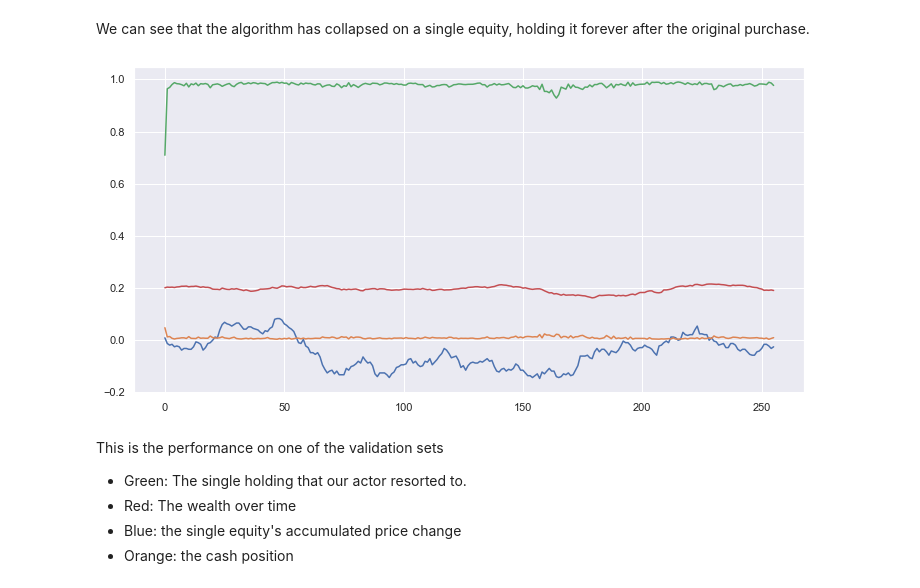
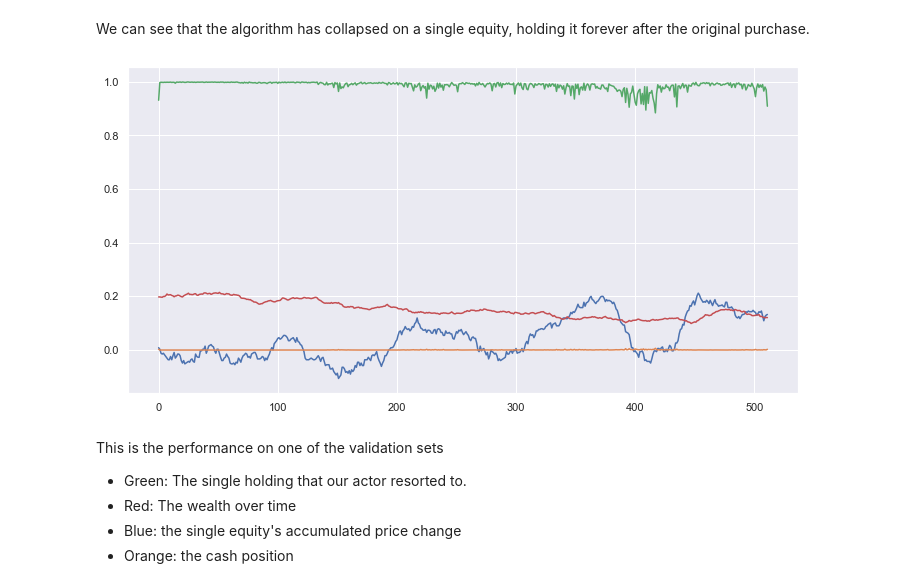
Before and after one commit to smurve/cfds-capstone, a Jupyter notebook: Deep_Reinforcement_Learning.ipynb, the cells around one changed output. Drawn from its saved outputs; the diff is of its cells as text; code cells hidden in the pictures.

```diff
--- a/Deep_Reinforcement_Learning.ipynb
+++ b/Deep_Reinforcement_Learning.ipynb
@@ -483,9 +477,9 @@ def plot_behaviour(actor, env, duration, position):
     plt.plot(holding)
     plt.plot(wealth)
 # %%
-plot_behaviour(primary_actor, env, 256, 7)
+plot_behaviour(primary_actor, env, 512, 3)
 # %% [output]
-[figure, old version]
+[figure, new version]
 # %% [markdown]
 This is the performance on one of the validation sets
 
```
Also changed, not shown: parts of 8 cells of this notebook, 12 other files.
